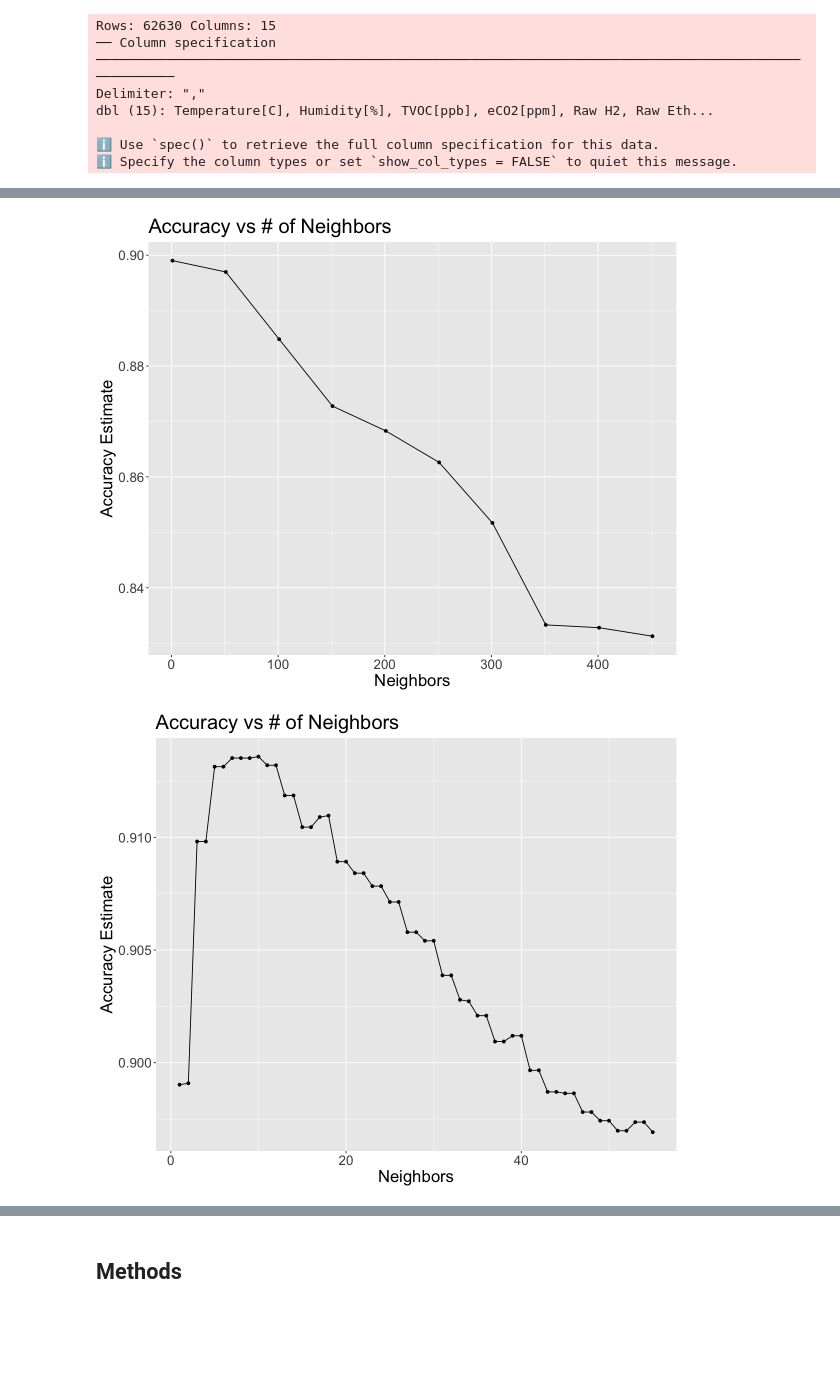
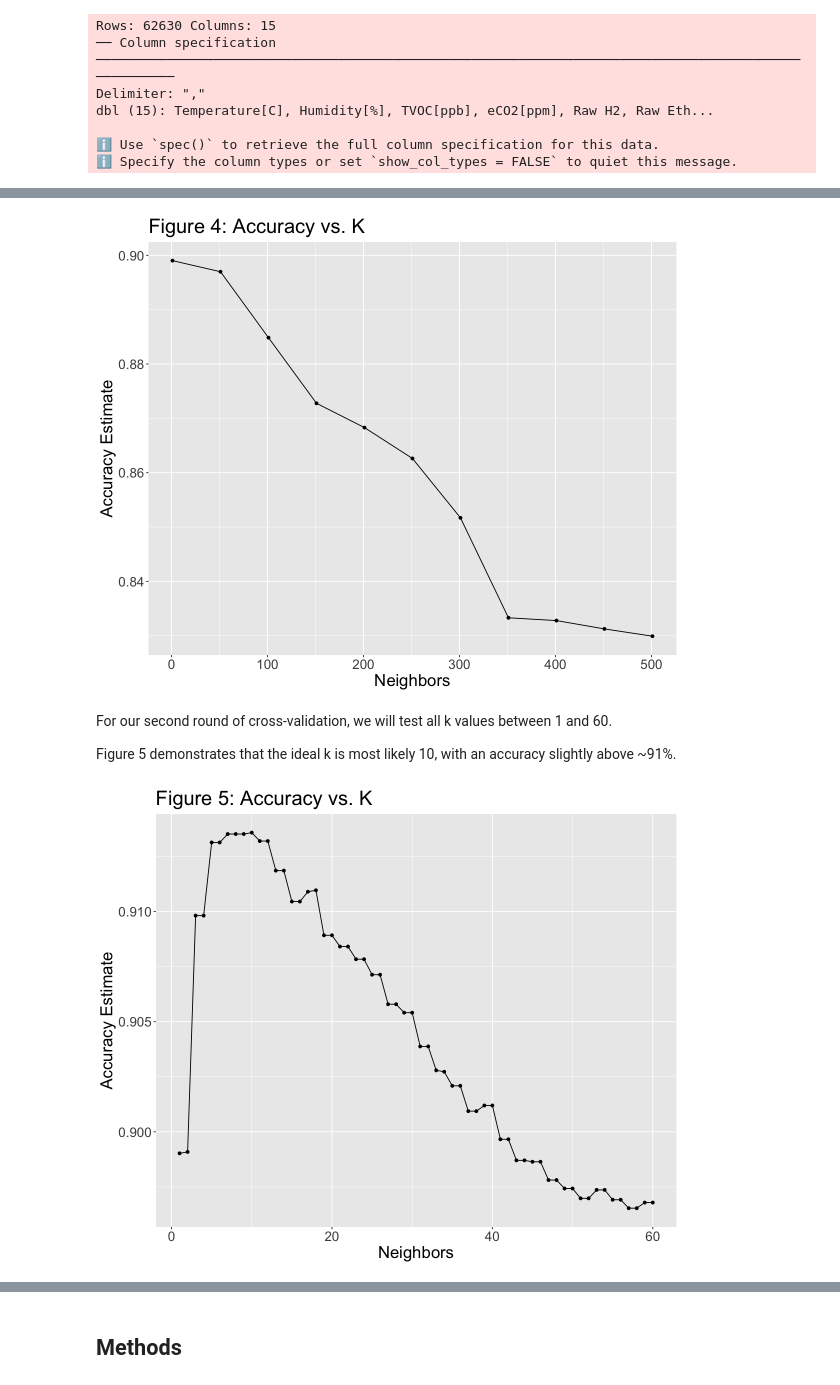
Before and after one commit to ivanlokch/dsci_100_smoke_detector, a Jupyter notebook: report.ipynb, the cells around one changed output, grey strips where cells are left out. Cells and saved outputs as stored; diff of their text form; code cells hidden in the pictures; blank space fills up the shorter version.

```diff
--- a/report.ipynb
+++ b/report.ipynb
@@ -133,18 +146,16 @@ smoke_plot
 # %%
-# Data analysis
-
 # knn model to determine best k
 knn_spec_tune <- nearest_neighbor(weight_func = "rectangular", neighbors = tune()) |>
     set_engine("kknn") |>
     set_mode("classification")
 
-smoke_recipe <- recipe(fire ~ humidity + temp, data = smoke_train) |>
+smoke_recipe <- recipe(fire ~ ., data = smoke_train) |>
     step_scale(all_predictors()) |>
     step_center(all_predictors())
 
 smoke_vfold <- vfold_cv(smoke_train, v = 5, strata = fire)
 
-k_vals_1 = tibble(neighbors = seq(from = 1, to = 500, by = 50)) # rough first pass
+k_vals_1 = tibble(neighbors = seq(from = 1, to = 501, by = 50)) # rough first pass
 
 smoke_results_1 <- workflow() |>
     add_model(knn_spec_tune) |>
@@ -155,32 +166,35 @@ smoke_results_1 <- workflow() |>
 k_vs_acc_1 <- smoke_results_1 |>
   filter(.metric == "accuracy") |>
   ggplot(aes(x = neighbors, y = mean)) +
-  ggtitle("Accuracy vs # of Neighbors") +
+  ggtitle("Figure 4: Accuracy vs. K") +
   geom_line() +
   geom_point() +
   theme(text = element_text(size = 20)) +
   labs(x = "Neighbors", y = "Accuracy Estimate")
 k_vs_acc_1
 # %% [output]
-[figure, old version]
+[figure, new version]
+# %% [markdown]
+For our second round of cross-validation, we will test all k values between 1 and 60.
+
+Figure 5 demonstrates that the ideal k is most likely 10, with an accuracy slightly above ~91%.
 # %%
-# very low k seems to be better; now try several k between 1-55
+k_vals_2 = tibble(neighbors = 1:60) # fine-grained second pass
 
-k_vals_2 = tibble(neighbors = 1:55) # fine-grained second pass
 smoke_results_2 <- workflow() |>
   add_model(knn_spec_tune) |>
   add_recipe(smoke_recipe) |>
   tune_grid(resamples = smoke_vfold, grid = k_vals_2) |>
   collect_metrics()
 
 k_vs_acc_2 <- smoke_results_2 |>
   filter(.metric == "accuracy") |>
   ggplot(aes(x = neighbors, y = mean)) +
-  ggtitle("Accuracy vs # of Neighbors") +
+  ggtitle("Figure 5: Accuracy vs. K") +
   geom_line() +
   geom_point() +
   theme(text = element_text(size = 20)) +
   labs(x = "Neighbors", y = "Accuracy Estimate")
 k_vs_acc_2
 # %% [output]
-[figure, old version]
+[figure, new version]
```
Also changed, not shown: parts of 17 cells of this notebook.
